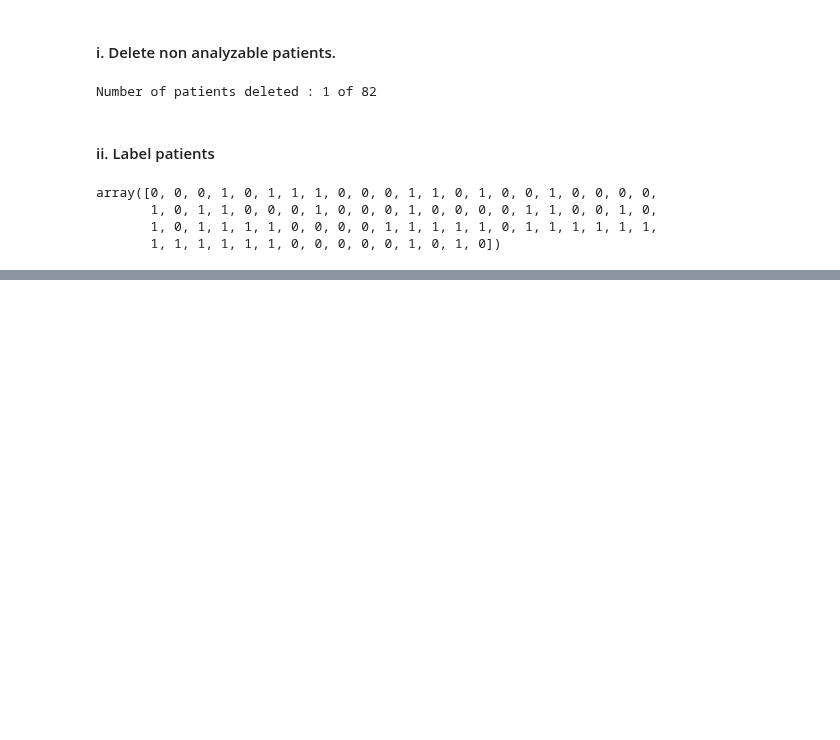
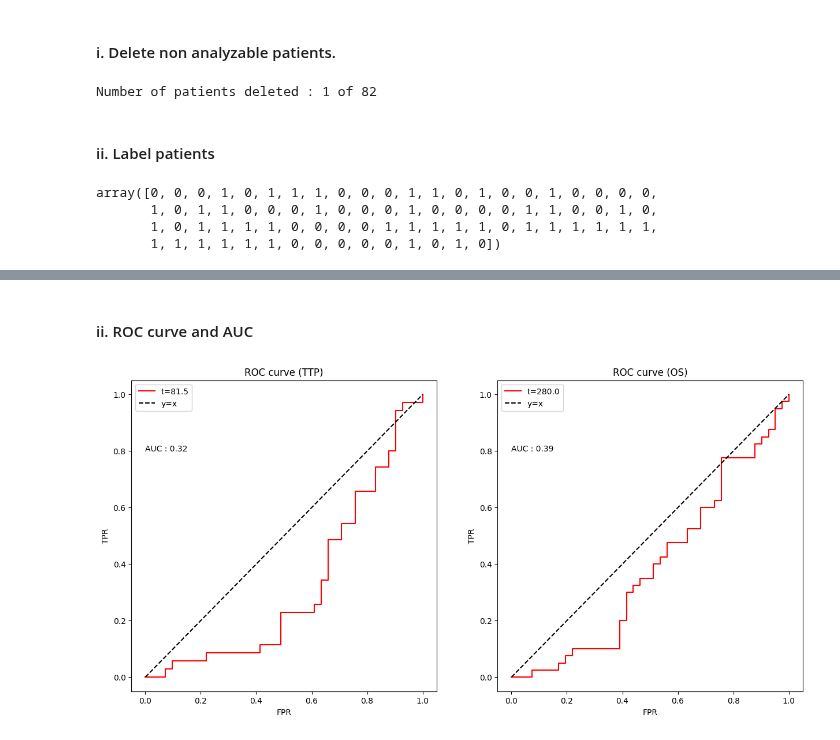
Before and after one commit to Arthur8754/mutational-signatures, a Jupyter notebook: binary-survival-analysis.ipynb, the cells around one changed output, grey strips where cells are left out. Cells and saved outputs as stored; diff of their text form; code cells hidden in the pictures; blank space fills up the shorter version.

```diff
--- a/binary-survival-analysis.ipynb
+++ b/binary-survival-analysis.ipynb
@@ -79,6 +80,6 @@ array([0, 0, 1, 1, 0, 0, 1, 0, 0, 1, 1, 1, 0, 0, 0, 0, 0, 1, 0, 0, 0, 1,
 # Training
 binary_clf.train(X_ttp, y_ttp)
 
-# Prediction
+# Prediction (score and class)
+y_score_ttp = binary_clf.predict_score(X_ttp)
 y_pred_ttp = binary_clf.predict(X_ttp)
-print(y_pred_ttp)
@@ -118,6 +115,6 @@ array([0, 0, 0, 1, 0, 1, 1, 1, 0, 0, 0, 1, 1, 0, 1, 0, 0, 1, 0, 0, 0, 0,
 # Training
 binary_clf.train(X_os, y_os)
 
-# Prediction
+# Prediction (score and class)
+y_score_os = binary_clf.predict_score(X_os)
 y_pred_os = binary_clf.predict(X_os)
-print(y_pred_os)
@@ -127,0 +153,31 @@ print(y_pred_os)
+# %% [markdown]
+#### ii. ROC curve and AUC
+# %%
+fig, ax = plt.subplots(1,2,figsize=(15,7))
+x = np.linspace(0,1,100)
+
+# TTP :
+FPR_ttp, TPR_ttp, thresholds_ttp = binary_clf.compute_roc_curve(y_ttp, y_score_ttp)
+auc_ttp = binary_clf.compute_auc(y_ttp, y_score_ttp)
+ax[0].plot(FPR_ttp, TPR_ttp, color='red',label=f't={t_ttp}')
+ax[0].plot(x,x,linestyle='--',color='black',label='y=x')
+ax[0].set_xlabel('FPR')
+ax[0].set_ylabel('TPR')
+ax[0].set_title('ROC curve (TTP)')
+ax[0].legend()
+ax[0].text(0,0.8,f"AUC : {auc_ttp}")
+
+# OS :
+FPR_os, TPR_os, thresholds_os = binary_clf.compute_roc_curve(y_os, y_score_os)
+auc_os = binary_clf.compute_auc(y_os, y_score_os)
+ax[1].plot(FPR_os, TPR_os, color='red',label=f't={t_os}')
+ax[1].plot(x,x,linestyle='--',color='black',label='y=x')
+ax[1].set_xlabel('FPR')
+ax[1].set_ylabel('TPR')
+ax[1].set_title('ROC curve (OS)')
+ax[1].legend()
+ax[1].text(0,0.8,f"AUC : {auc_os}")
+
+plt.savefig('ROC-curve-fixed-t.png')
+# %% [output]
+[figure, added]
```
Also changed, not shown: parts of 8 cells of this notebook, 1 other file.
